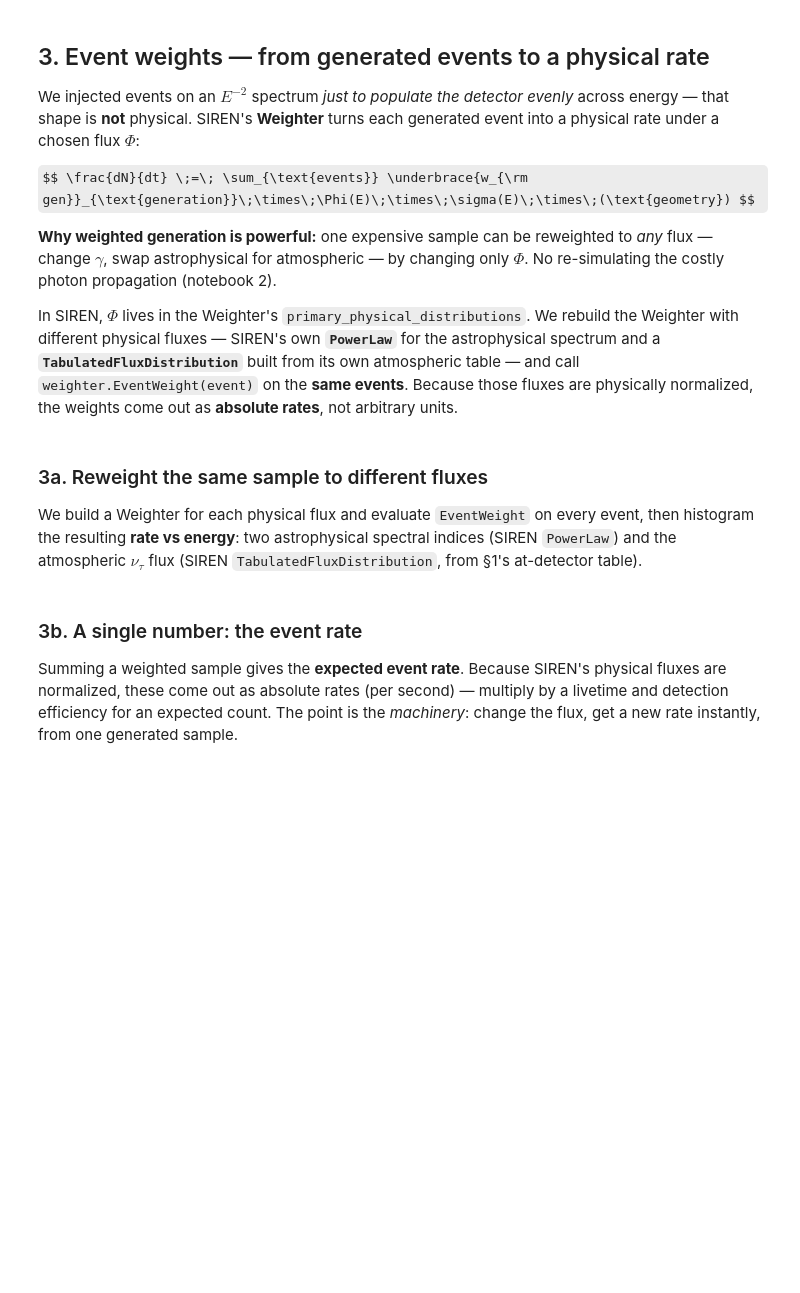
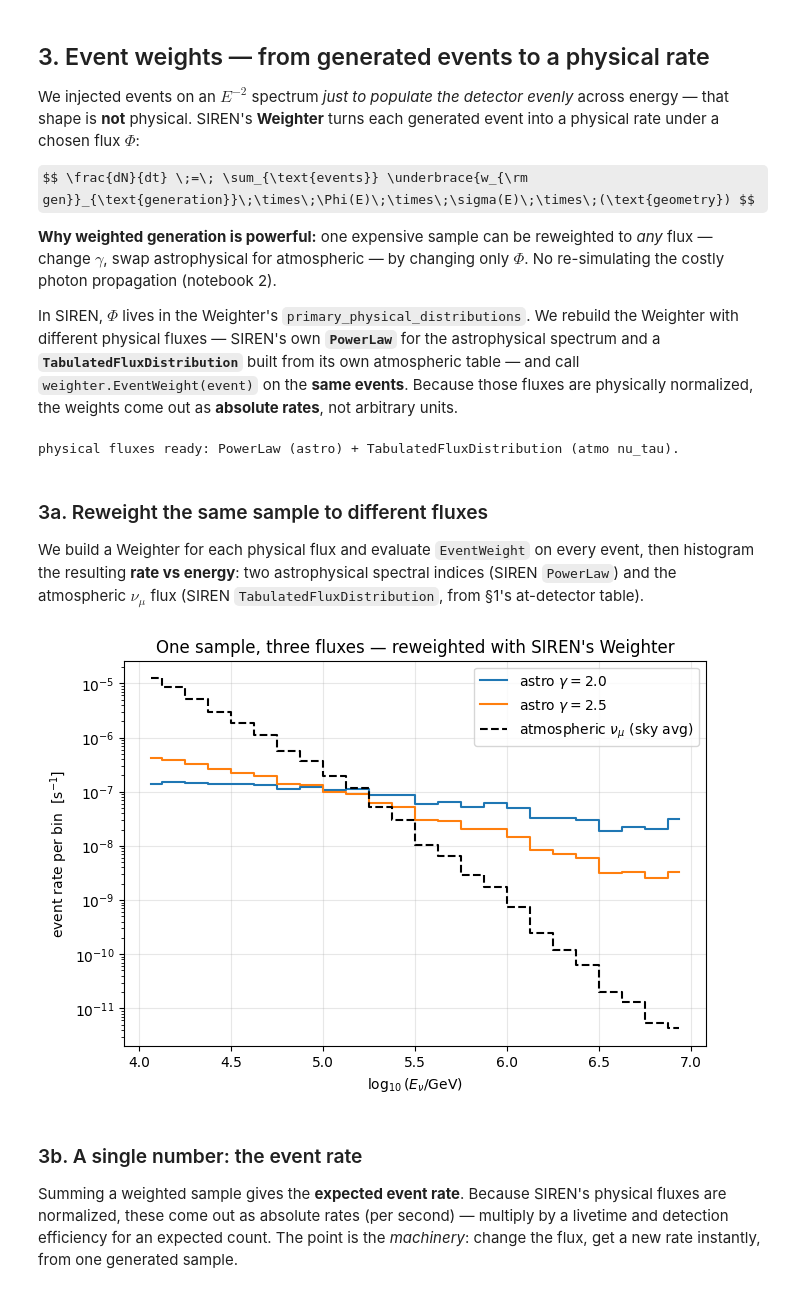
Before and after one commit to nickkamp1/CNP_Neutrino_Interactions, a Jupyter notebook: Lecture3_Simulation/1_SIREN_flux_injection_weights.ipynb, the cells around one changed output. Saved outputs shown, nothing was run; the diff lists cells and outputs as text; code cells hidden in the pictures; some formulas as TeX source; blank space fills up the shorter version.

```diff
--- a/Lecture3_Simulation/1_SIREN_flux_injection_weights.ipynb
+++ b/Lecture3_Simulation/1_SIREN_flux_injection_weights.ipynb
@@ -254,7 +256,7 @@ events_to_inject = 10_000        # a few thousand -> runs in well under a minute
 
 # 1) Detector + primary particle
 detector_model = siren.utilities.load_detector("IceCube")
-primary_type = siren.dataclasses.Particle.ParticleType.NuTauBar          # <- tau neutrino!
+primary_type = siren.dataclasses.Particle.ParticleType.NuMu          # <- tau neutrino!
 Nucleon      = siren.dataclasses.Particle.ParticleType.Nucleon
 
 # 2) CC DIS cross sections (CSMS splines that ship with SIREN)
@@ -279,12 +281,12 @@ injector.primary_injection_distributions = [
     siren.distributions.IsotropicDirection(),
     siren.distributions.ColumnDepthPositionDistribution(
         600, # radius of the cylinder around the detector
-        600.0, # half-height of the cylinder around the detector
+        600, # half-height of the cylinder around the detector
         siren.distributions.LeptonDepthFunction() # how far back to push the cylinder, i.e. the muon/tau range
         ),
 ]
 
 events, gen_times = GenerateEvents(injector)
-print(f"\ngenerated {len(events)} nu_tau CC-DIS events")
+print(f"\ngenerated {len(events)} nu_mu CC-DIS events")
 # %% [output]
 Injecting Event 9999/10000
@@ -400,52 +399,56 @@ def event_weights(flux_distribution):
     w.primary_interactions = primary_cross_sections
     w.primary_physical_distributions = [flux_distribution,
                                         siren.distributions.IsotropicDirection()]
-    return np.array([w.EventWeight(ev) for ev in events])
+    return np.array([w.event_weight(ev) for ev in events])
 
 # --- astrophysical flux: SIREN's PowerLaw class, normalized to the IceCube diffuse fit ---
 def astro_flux(gamma, phi0=1.68e-18, E0=1e5):
     pl = siren.distributions.PowerLaw(gamma, 1e4, 1e7)   # support = the injection range
-    pl.SetNormalizationAtEnergy(phi0, E0)                # phi0 at E0 = 100 TeV
+    pl.SetNormalizationAtEnergy(phi0*1e4, E0)                # phi0 at E0 = 100 TeV, in m^-2
     return pl
 
-# --- atmospheric flux: SIREN's TabulatedFluxDistribution from its own nu_tau table -------
+# --- atmospheric flux: SIREN's Tabulated2DFluxDistribution from its own nu_mu table -------
 # We injected nu_tau, so the physical atmospheric background is the (small, appearance-only)
 # atmospheric nu_tau flux. Sky-average the at-detector table over zenith (events were
 # injected isotropically) and hand the (energy, dPhi/dE) arrays straight to SIREN. The
 # trailing `True` flags the table as a *physical* flux (vs a generation spectrum).
-_, _, flux_det_tau = load_atmo_table(f"{MODEL}_osc_nutau_nutaubar")
-phi_atmo_tau = flux_det_tau.mean(axis=1)
+_, _, flux_det_mu = load_atmo_table(f"{MODEL}_osc_numu_numubar")
+phi_atmo_mu = flux_det_mu.mean(axis=1)
 atmo_flux = siren.distributions.TabulatedFluxDistribution(
-    1e4, 1e7, list(E), list(phi_atmo_tau), True)
+    1e4, 1e7, list(E), list(phi_atmo_mu), True)
 
 print("physical fluxes ready: PowerLaw (astro) + TabulatedFluxDistribution (atmo nu_tau).")
+# %% [output]
+physical fluxes ready: PowerLaw (astro) + TabulatedFluxDistribution (atmo nu_tau).
 # %% [markdown]
 ### 3a. Reweight the same sample to different fluxes
 
 We build a Weighter for each physical flux and evaluate `EventWeight` on every event, then
 histogram the resulting **rate vs energy**: two astrophysical spectral indices (SIREN `PowerLaw`)
-and the atmospheric $\nu_\tau$ flux (SIREN `TabulatedFluxDistribution`, from §1's at-detector table).
+and the atmospheric $\nu_\mu$ flux (SIREN `TabulatedFluxDistribution`, from §1's at-detector table).
 # %%
 # Reweight the SAME events to three physical fluxes (via SIREN) and histogram the rate vs E.
 w_astro_20 = event_weights(astro_flux(2.0))
 w_astro_25 = event_weights(astro_flux(2.5))
 w_atmo     = event_weights(atmo_flux)
 
 bins = np.linspace(4, 7, 25)                          # log10(E/GeV), 10 TeV - 10 PeV
 def rate_curve(weights, label, **kw):
     h, edges = np.histogram(np.log10(Enu), bins=bins, weights=weights)
     plt.step(0.5 * (edges[1:] + edges[:-1]), h, where="mid", label=label, **kw)
 
 plt.figure(figsize=(7.5, 5))
 rate_curve(w_astro_20, r"astro $\gamma=2.0$")
 rate_curve(w_astro_25, r"astro $\gamma=2.5$")
-rate_curve(w_atmo, r"atmospheric $\nu_\tau$ (sky avg)", ls="--", color="k")
+rate_curve(w_atmo, r"atmospheric $\nu_\mu$ (sky avg)", ls="--", color="k")
 plt.yscale("log")
 plt.xlabel(r"$\log_{10}(E_\nu / {\rm GeV})$")
 plt.ylabel(r"event rate per bin  [s$^{-1}$]")
 plt.legend(); plt.grid(alpha=0.3)
 plt.title("One sample, three fluxes — reweighted with SIREN's Weighter")
 plt.show()
+# %% [output]
+[figure, added]
 # %% [markdown]
 ### 3b. A single number: the event rate
 
```
Also changed, not shown: parts of 9 cells of this notebook.
